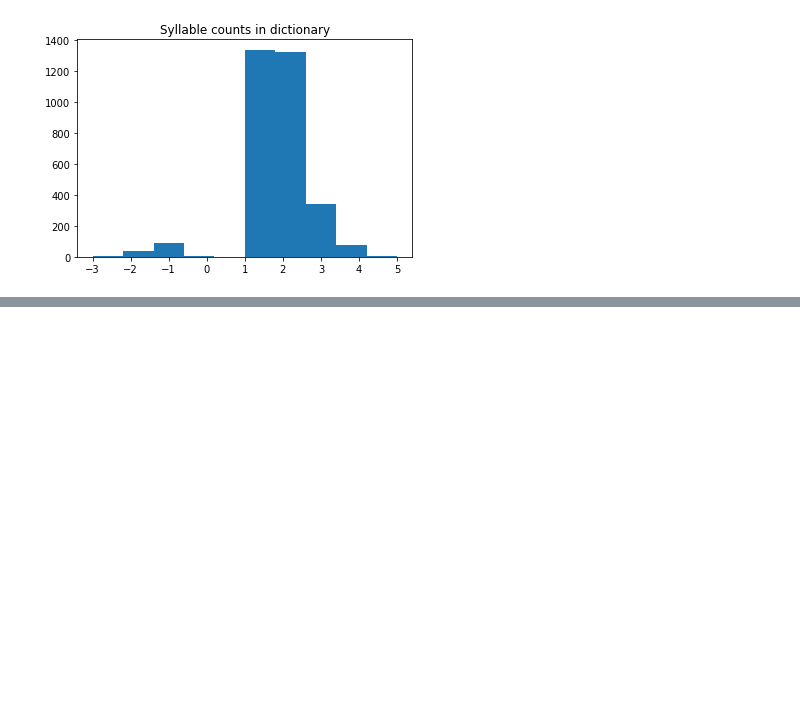
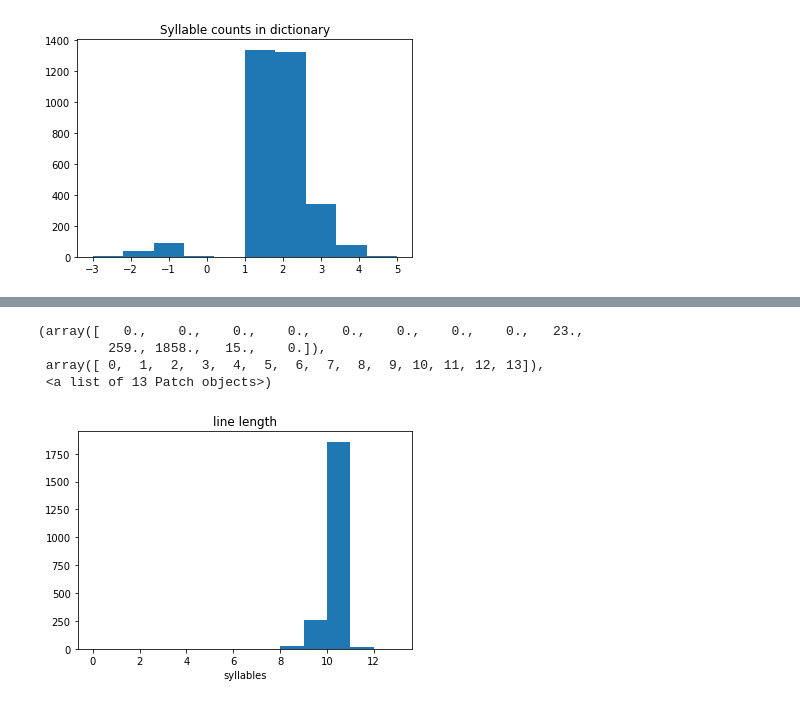
Before and after one commit to kyle-weng/Shakespearean-Poem-Generation, a Jupyter notebook: util.ipynb, the cells around one changed output, grey strips where cells are left out. Drawn from its saved outputs; the diff is of its cells as text; code cells hidden in the pictures; blank space fills up the shorter version.

```diff
--- a/util.ipynb
+++ b/util.ipynb
@@ -42,0 +78,10 @@ plt.hist([syldict[w][0] for w in syldict])
+# %%
+plt.title("line length")
+plt.xlabel("syllables")
+plt.hist(lsyls, bins=range(14))
+# %% [output]
+(array([   0.,    0.,    0.,    0.,    0.,    0.,    0.,    0.,   23.,
+         259., 1858.,   15.,    0.]),
+ array([ 0,  1,  2,  3,  4,  5,  6,  7,  8,  9, 10, 11, 12, 13]),
+ <a list of 13 Patch objects>)
+[figure, added]
```
Also changed, not shown: parts of 4 cells of this notebook.
